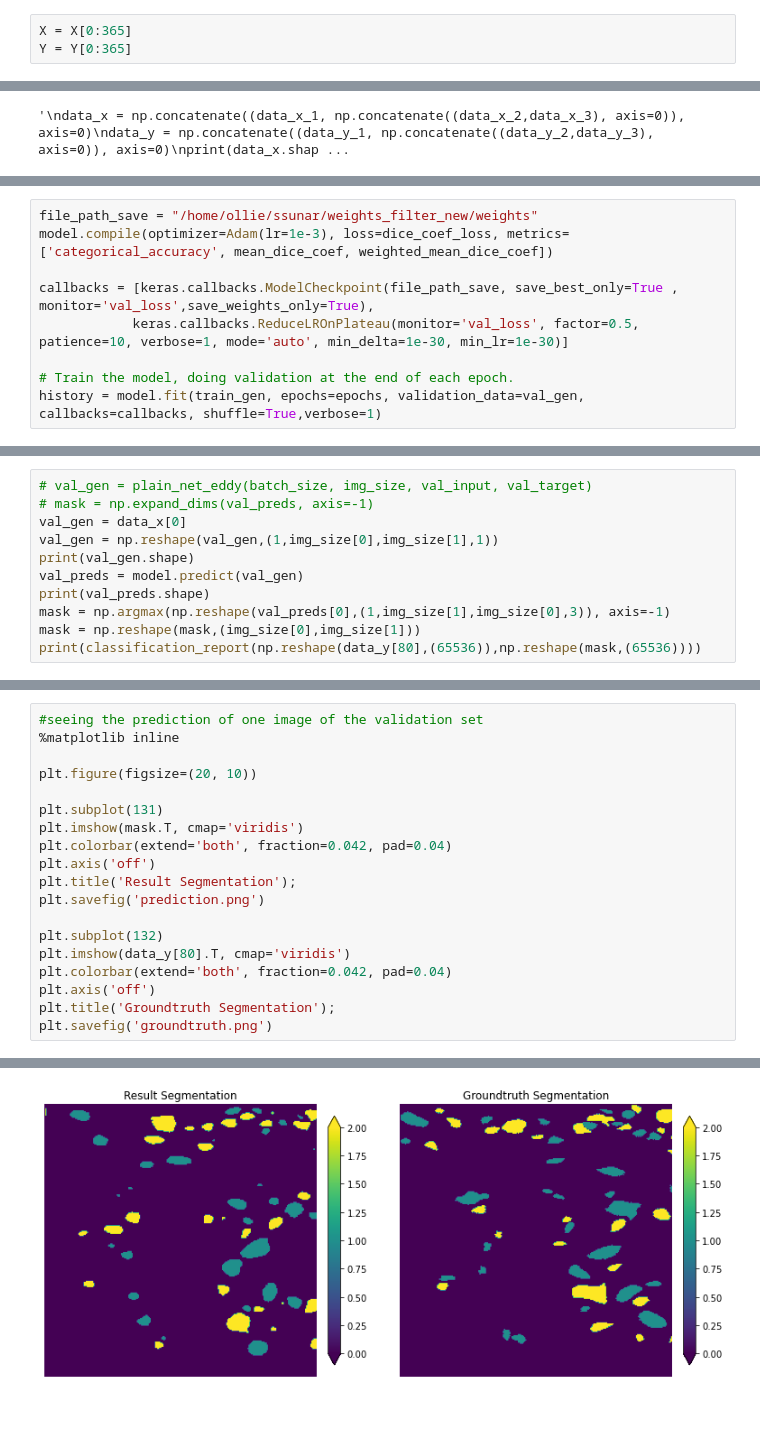
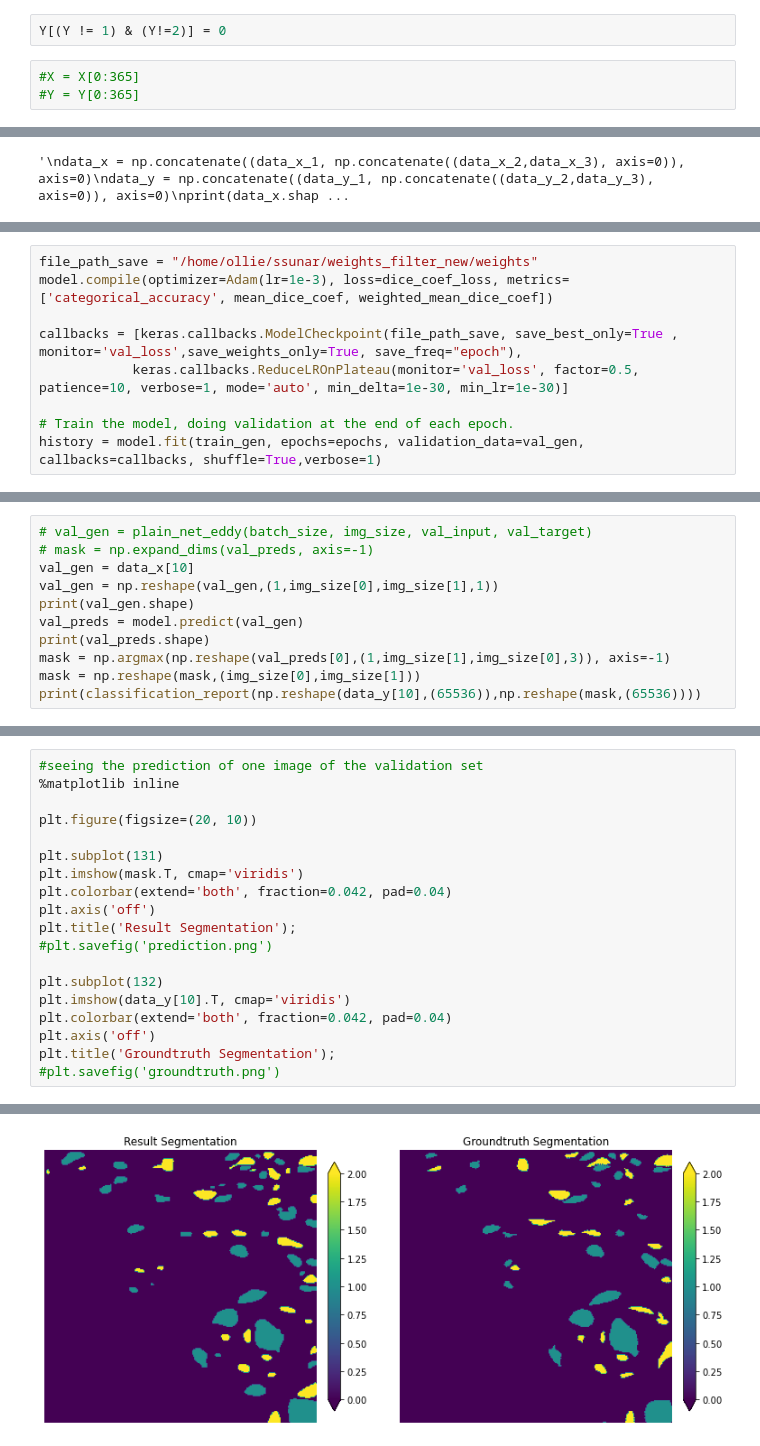
Before and after one commit to LegoCreation/CNN_eddy_detection, a Jupyter notebook: notebooks/plain_NN_test02.ipynb, the cells around one changed output, grey strips where cells are left out. Cells and saved outputs as stored; diff of their text form; blank space fills up the shorter version.

```diff
--- a/notebooks/plain_NN_test02.ipynb
+++ b/notebooks/plain_NN_test02.ipynb
@@ -62,6 +60,8 @@ print(Y.shape)
+# %%
+Y[(Y != 1) & (Y!=2)] = 0
 # %%
-X = X[0:365]
-Y = Y[0:365]
+#X = X[0:365]
+#Y = Y[0:365]
 # %%
 temp_x_1 = X[:,0:256, 0:256]
 temp_x_2 = X[:,0:256, 224:480]
@@ -278,7 +278,7 @@ Size of each batch:  (16, 256, 256, 1)
 file_path_save = "/home/ollie/ssunar/weights_filter_new/weights"
 model.compile(optimizer=Adam(lr=1e-3), loss=dice_coef_loss, metrics=['categorical_accuracy', mean_dice_coef, weighted_mean_dice_coef])
 
-callbacks = [keras.callbacks.ModelCheckpoint(file_path_save, save_best_only=True , monitor='val_loss',save_weights_only=True),
+callbacks = [keras.callbacks.ModelCheckpoint(file_path_save, save_best_only=True , monitor='val_loss',save_weights_only=True, save_freq="epoch"),
             keras.callbacks.ReduceLROnPlateau(monitor='val_loss', factor=0.5, patience=10, verbose=1, mode='auto', min_delta=1e-30, min_lr=1e-30)]
 
 # Train the model, doing validation at the end of each epoch.
@@ -331,14 +339,14 @@ Time for 1 year eqv: 1.2692734330802524
 # %%
 # val_gen = plain_net_eddy(batch_size, img_size, val_input, val_target)
 # mask = np.expand_dims(val_preds, axis=-1)
-val_gen = data_x[0]
+val_gen = data_x[10]
 val_gen = np.reshape(val_gen,(1,img_size[0],img_size[1],1))
 print(val_gen.shape)
 val_preds = model.predict(val_gen)
 print(val_preds.shape)
 mask = np.argmax(np.reshape(val_preds[0],(1,img_size[1],img_size[0],3)), axis=-1)
 mask = np.reshape(mask,(img_size[0],img_size[1]))
-print(classification_report(np.reshape(data_y[80],(65536)),np.reshape(mask,(65536))))
+print(classification_report(np.reshape(data_y[10],(65536)),np.reshape(mask,(65536))))
 # %% [output]
 (1, 256, 256, 1)
 (1, 65536, 3)
@@ -362,12 +370,12 @@ plt.imshow(mask.T, cmap='viridis')
 plt.colorbar(extend='both', fraction=0.042, pad=0.04)
 plt.axis('off')
 plt.title('Result Segmentation');
-plt.savefig('prediction.png')
+#plt.savefig('prediction.png')
 
 plt.subplot(132)
-plt.imshow(data_y[80].T, cmap='viridis')
+plt.imshow(data_y[10].T, cmap='viridis')
 plt.colorbar(extend='both', fraction=0.042, pad=0.04)
 plt.axis('off')
 plt.title('Groundtruth Segmentation');
-plt.savefig('groundtruth.png')
+#plt.savefig('groundtruth.png')
 # %% [output]
@@ -385 +382 @@ Text(0.5, 1.0, 'Groundtruth Segmentation')
-[figure, old version]
+[figure, new version]
```
Also changed, not shown: parts of 13 cells of this notebook, 29 other files.
